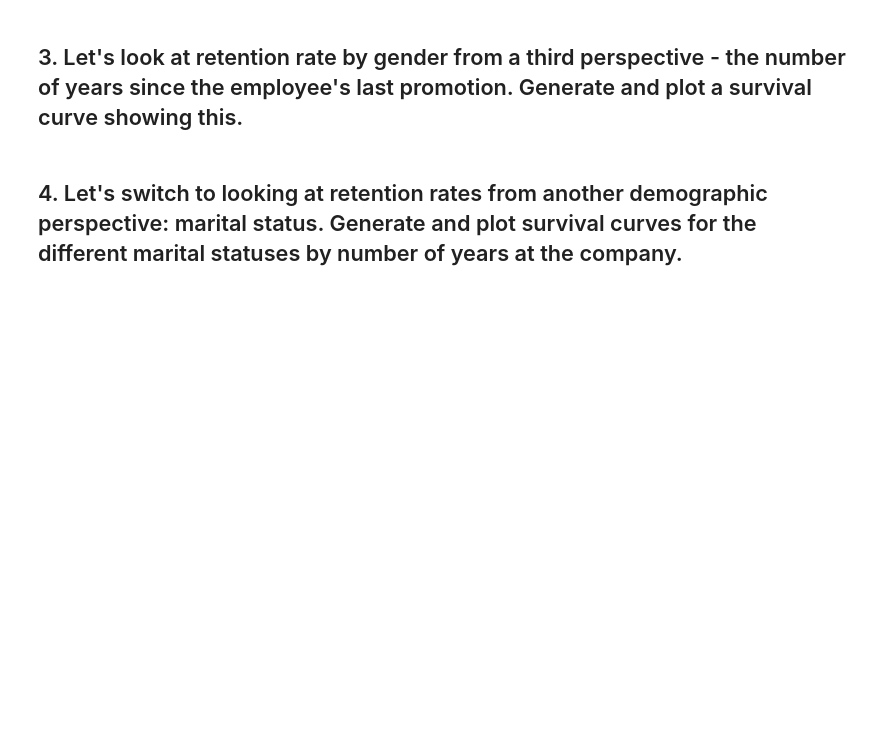
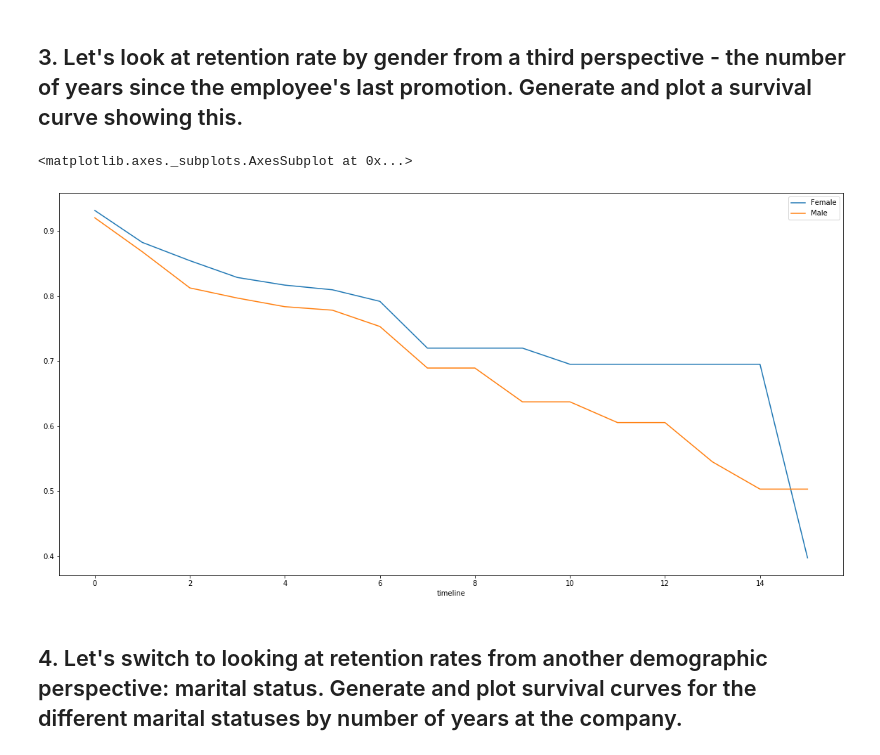
Before and after one commit to ta-data-mexpt/lab-survival-analysis, a Jupyter notebook: your-code/main.ipynb, the cells around one changed output. Drawn from its saved outputs; the diff is of its cells as text; code cells hidden in the pictures; blank space fills up the shorter version.

```diff
--- a/your-code/main.ipynb
+++ b/your-code/main.ipynb
@@ -57,5 +57,11 @@ rates.plot()
 [figure]
 # %% [markdown]
 ## 3. Let's look at retention rate by gender from a third perspective - the number of years since the employee's last promotion. Generate and plot a survival curve showing this.
+# %%
+rates_3 = survival(data, 'Gender', 'YearsSinceLastPromotion', 'Attrition')
+rates_3.plot()
+# %% [output]
+<matplotlib.axes._subplots.AxesSubplot at 0x...>
+[figure, added]
 # %% [markdown]
 ## 4. Let's switch to looking at retention rates from another demographic perspective: marital status. Generate and plot survival curves for the different marital statuses by number of years at the company.
```
Also changed, not shown: parts of 9 cells of this notebook.
